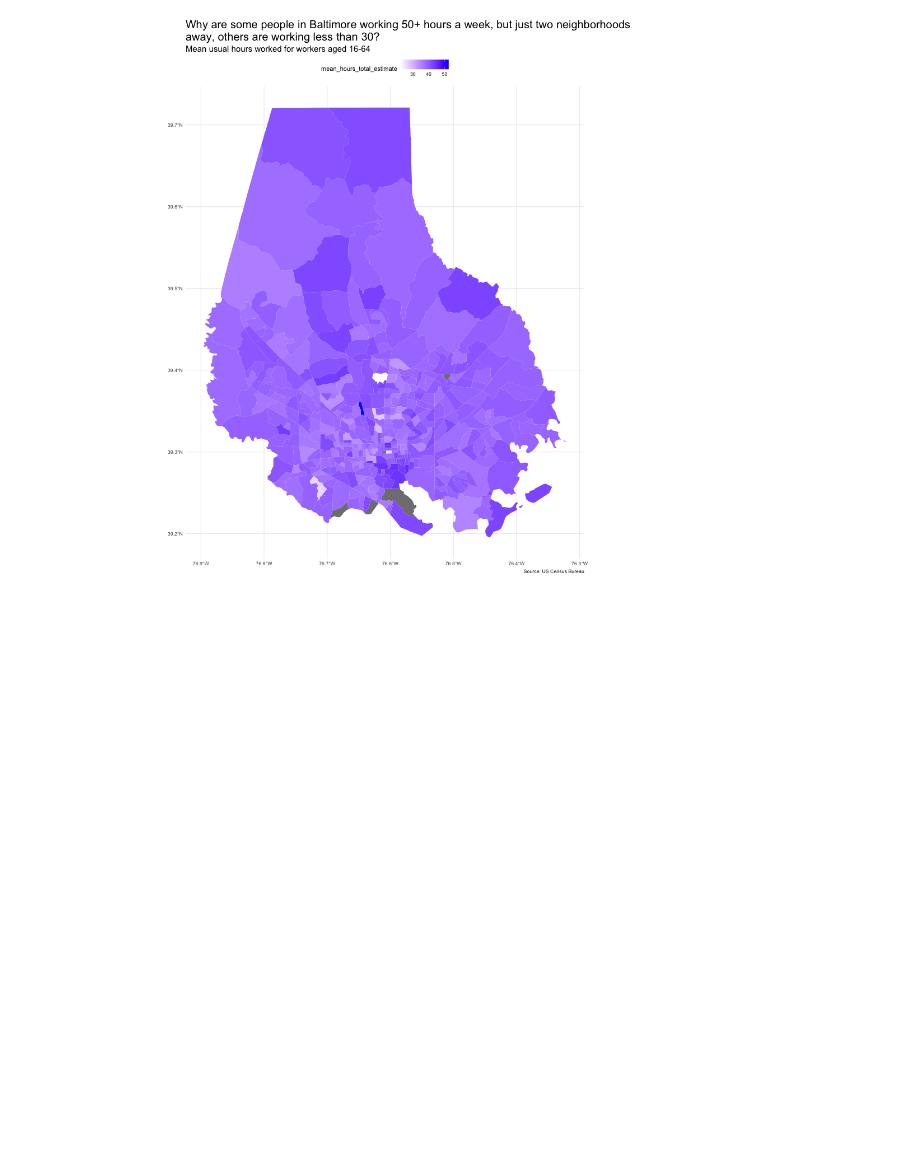
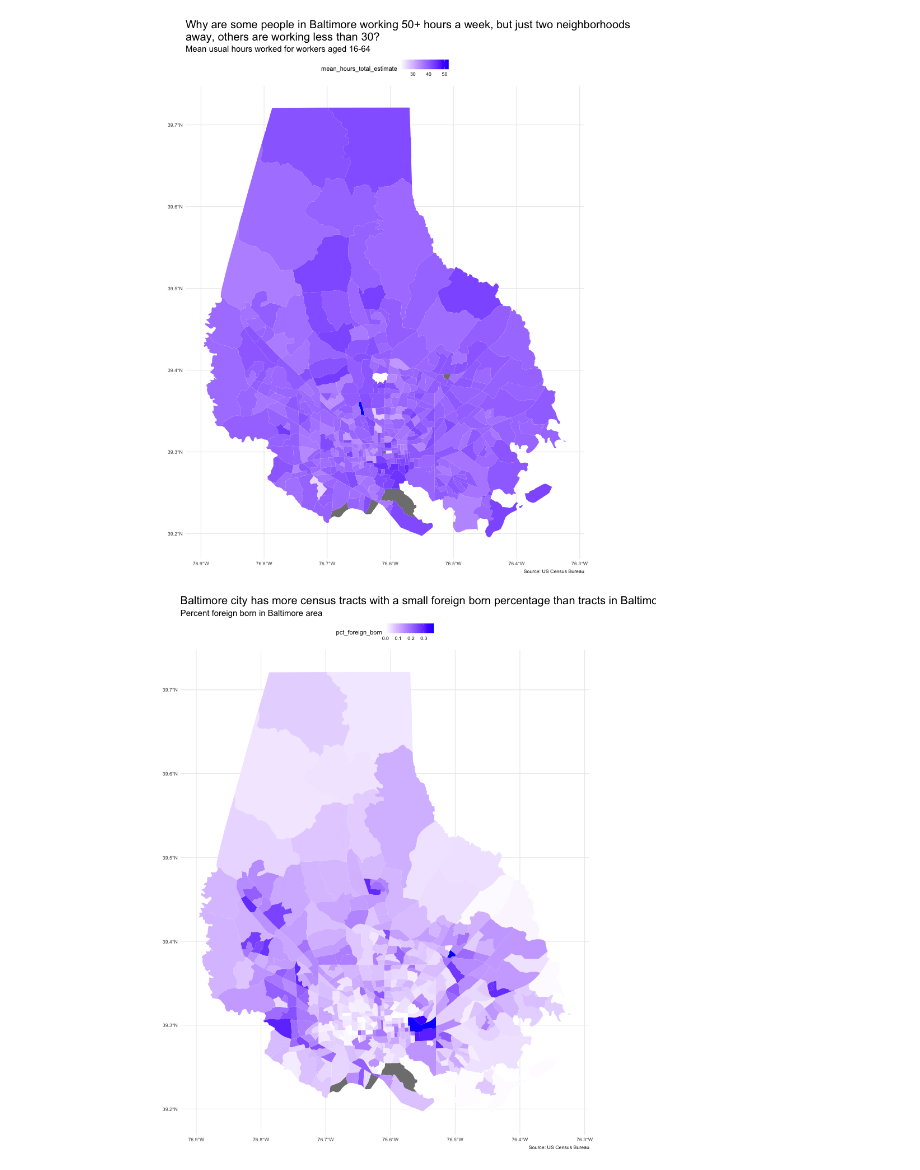
Before and after one commit to data4news/ggplot-census-annikamcginnis, a Jupyter notebook: your-question.ipynb, the cells around one changed output. Drawn from its saved outputs; the diff is of its cells as text; code cells hidden in the pictures; blank space fills up the shorter version.

Commit message:
added map for foreign-born pct

```diff
--- a/your-question.ipynb
+++ b/your-question.ipynb
@@ -391,3 +391,27 @@ md_census_data %>%
 #ggsave("baltimore_workhours.png", width = 10, height = 10, units = "in", dpi = 300, scale = 1.5)
 # %% [output]
 [figure]
+# %%
+%%R -w 1000 -h 1000
+
+md_census_data %>%
+  ggplot(aes(fill = pct_foreign_born)) +
+  geom_sf(color = NA) +
+  scale_fill_gradient(low="white", high="blue") +
+  theme_minimal() +
+  labs(
+    title = "Baltimore city has more census tracts with a small foreign born percentage than tracts in Baltimore County, but also has one tract with the highest percent foreign born",
+    subtitle = "Percent foreign born in Baltimore area",
+    caption = "Source: US Census Bureau"
+  ) +
+  theme(
+    #make title and subitle bigger
+    plot.title = element_text(size = 20),
+    plot.subtitle = element_text(size = 15),
+    # move legend to top
+    legend.position = "top"
+  )
+
+#ggsave("baltimore_foreignborn.png", width = 10, height = 10, units = "in", dpi = 300, scale = 1.5)
+# %% [output]
+[figure, added]
```
Also changed, not shown: 1 other file.
